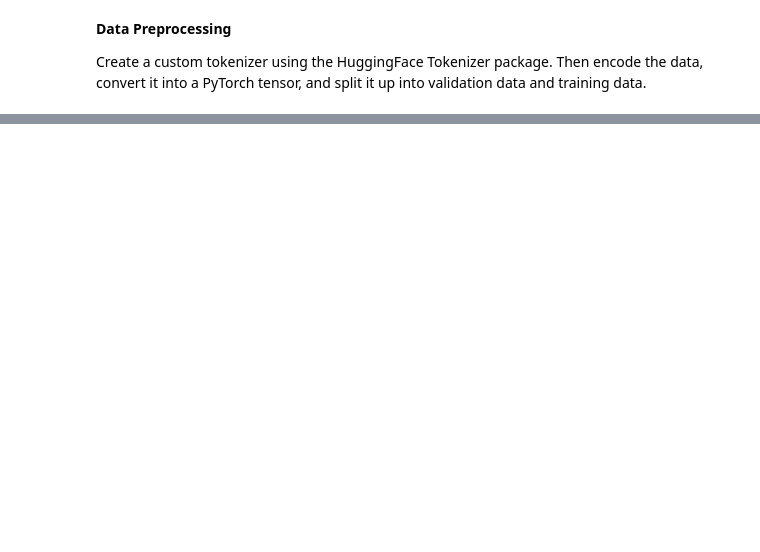
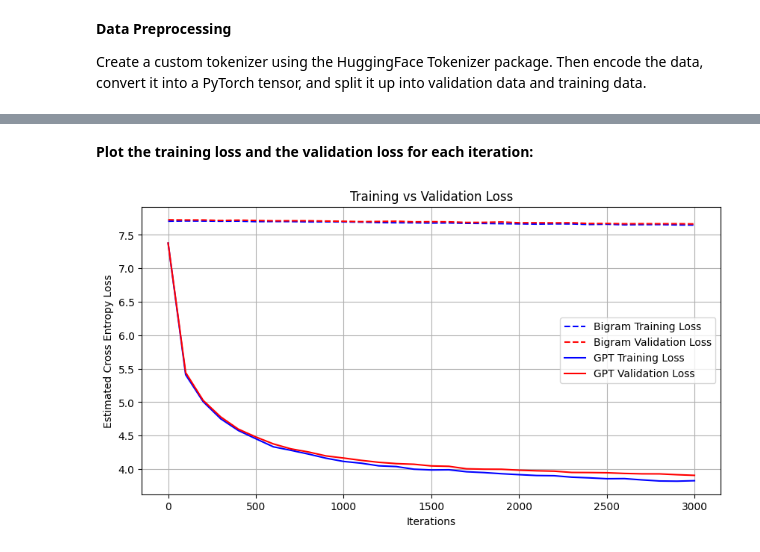
Before and after one commit to josephine-king/EE4685_KingDaalman, a Jupyter notebook: miniGPT.ipynb, the cells around one changed output, grey strips where cells are left out. Cells and saved outputs as stored; diff of their text form; code cells hidden in the pictures; blank space fills up the shorter version.

Commit message:
rearranging order of code, updating tokenizer decoder, adding plotting

```diff
--- a/miniGPT.ipynb
+++ b/miniGPT.ipynb
@@ -252,8 +260,0 @@ class GPT(nn.Module):
-# %%
-TRAIN_PCT = 0.8
-BLOCK_SIZE = 64
-BATCH_SIZE = 32
-MAX_ITER = 6000
-VOCAB_SIZE = 3000
-EMBD_DIM = 192
-LR = 2.5e-5
@@ -260,6 +263,8 @@ LR = 2.5e-5
 # %%
-bigram_model = BigramLanguageModel(VOCAB_SIZE).to(device)
+bigram_model = BigramLanguageModel(VOCAB_SIZE)
 optimizer = torch.optim.AdamW(bigram_model.parameters(), lr=LR)
-bigram_model = train_model(training_data.to(device), bigram_model, "bigram_model",
-                           optimizer, max_iter=MAX_ITER, batch_size=BATCH_SIZE, block_size=BLOCK_SIZE)
+bigram_model, bigram_train_loss, bigram_val_loss, bigram_iters = train_model(
+    training_data, validation_data, bigram_model, "bigram_model", optimizer,
+    max_iter=MAX_ITER, batch_size=BATCH_SIZE, block_size=BLOCK_SIZE
+)
 # %% [output]
@@ -269,6 +290,8 @@ iter 999: loss = 8.337937355041504
 # %%
-gpt_model = GPT(VOCAB_SIZE, BLOCK_SIZE, EMBD_DIM, 12).to(device)
+gpt_model = GPT(VOCAB_SIZE, BLOCK_SIZE, EMBD_DIM, 1)
 optimizer = torch.optim.AdamW(gpt_model.parameters(), lr=LR)
-gpt_model = train_model(training_data.to(device), gpt_model, "gpt_model",
-                        optimizer, max_iter=MAX_ITER, batch_size=BATCH_SIZE, block_size=BLOCK_SIZE)
+gpt_model, gpt_train_loss, gpt_val_loss, gpt_iters = train_model(
+    training_data, validation_data, gpt_model, "gpt_model", optimizer,
+    max_iter=MAX_ITER, batch_size=BATCH_SIZE, block_size=BLOCK_SIZE
+)
 # %% [output]
@@ -300,0 +351,20 @@ O kill Lord : You ' d bit , lords Till Des ue of The city and dead and Buckingha
+# %% [markdown]
+**Plot the training loss and the validation loss for each iteration:**
+# %%
+plt.figure(figsize=(10, 5))
+plt.plot(bigram_iters, bigram_train_loss, label="Bigram Training Loss", color="blue", linestyle="--")
+plt.plot(bigram_iters, bigram_val_loss, label="Bigram Validation Loss", color="red", linestyle="--")
+plt.plot(gpt_iters, gpt_train_loss, label="GPT Training Loss", color="blue", linestyle="-")
+plt.plot(gpt_iters, gpt_val_loss, label="GPT Validation Loss", color="red", linestyle="-")
+
+# Labels and title
+plt.xlabel("Iterations")
+plt.ylabel("Estimated Cross Entropy Loss")
+plt.title("Training vs Validation Loss")
+plt.legend()
+plt.grid(True)
+
+# Show the plot
+plt.show()
+# %% [output]
+[figure, added]
```
Also changed, not shown: parts of 20 cells of this notebook.
